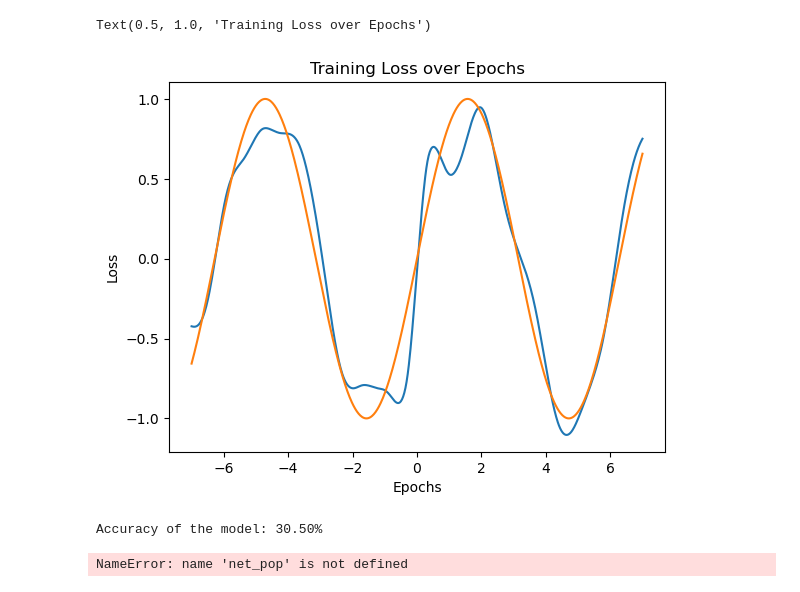
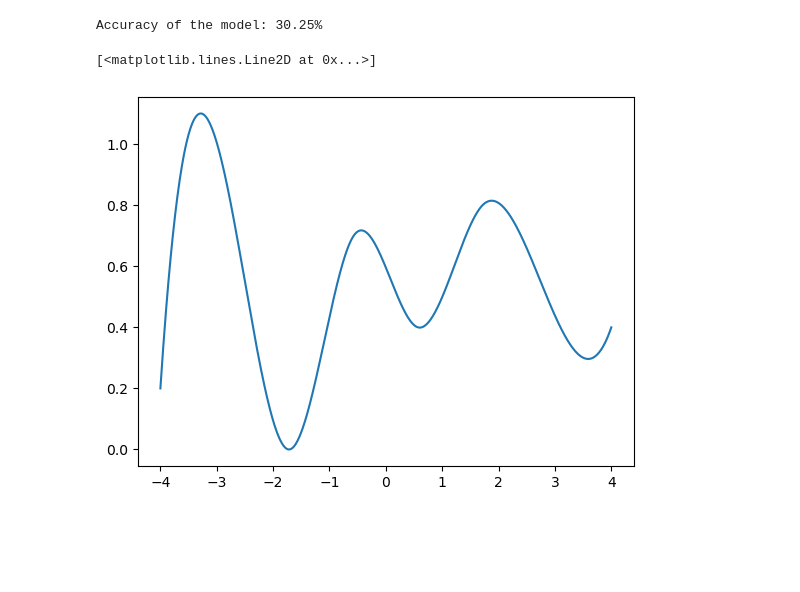
Before and after one commit to VandalSnikeNP/AI_PROJECT, a Jupyter notebook: comparison.ipynb, the cells around one changed output. Drawn from its saved outputs; the diff is of its cells as text; code cells hidden in the pictures; blank space fills up the shorter version.

```diff
--- a/comparison.ipynb
+++ b/comparison.ipynb
@@ -189,20 +223,13 @@ rete_test.training(0.01, 1000, X_tensor, Y_tensor, patience = 5, early_stopping=
-# %%
-# Tracciare il grafico della perdita
-plt.plot(X_tensor, rete_test.network(X_tensor).detach().numpy() )
-plt.plot(X_tensor, Y_tensor)
-plt.xlabel("X")
-plt.ylabel("Y")
-plt.title("Comparison output Dataset and output Network")
-# %% [output]
-Text(0.5, 1.0, 'Training Loss over Epochs')
-[figure, removed]
 # %%
-rete_test.validate(val_loader, device)
+net_test.validate(val_loader, device)
 # %% [output]
-Accuracy of the model: 30.50%
+Accuracy of the model: 30.25%
-# %%
-best_individual = min(net_pop, key=lambda x: x.score)
-best_individual_loss = best_individual.score  # Questo è il miglior punteggio (loss)
-# %% [output]
-NameError: name 'net_pop' is not defined
+# %%
+net_act_test = act_func_generator(best_net.genome, pars['lim_inf'], pars['lim_sup'])
+x_doms = np.linspace(pars['lim_inf'], pars['lim_sup'], pars['step_domain'])
+y_doms = net_act_test(x_doms)
+plt.plot(x_doms, y_doms)
+# %% [output]
+[<matplotlib.lines.Line2D at 0x...>]
+[figure, added]
 # %%
```
Also changed, not shown: parts of 10 cells of this notebook, 3 other files.
